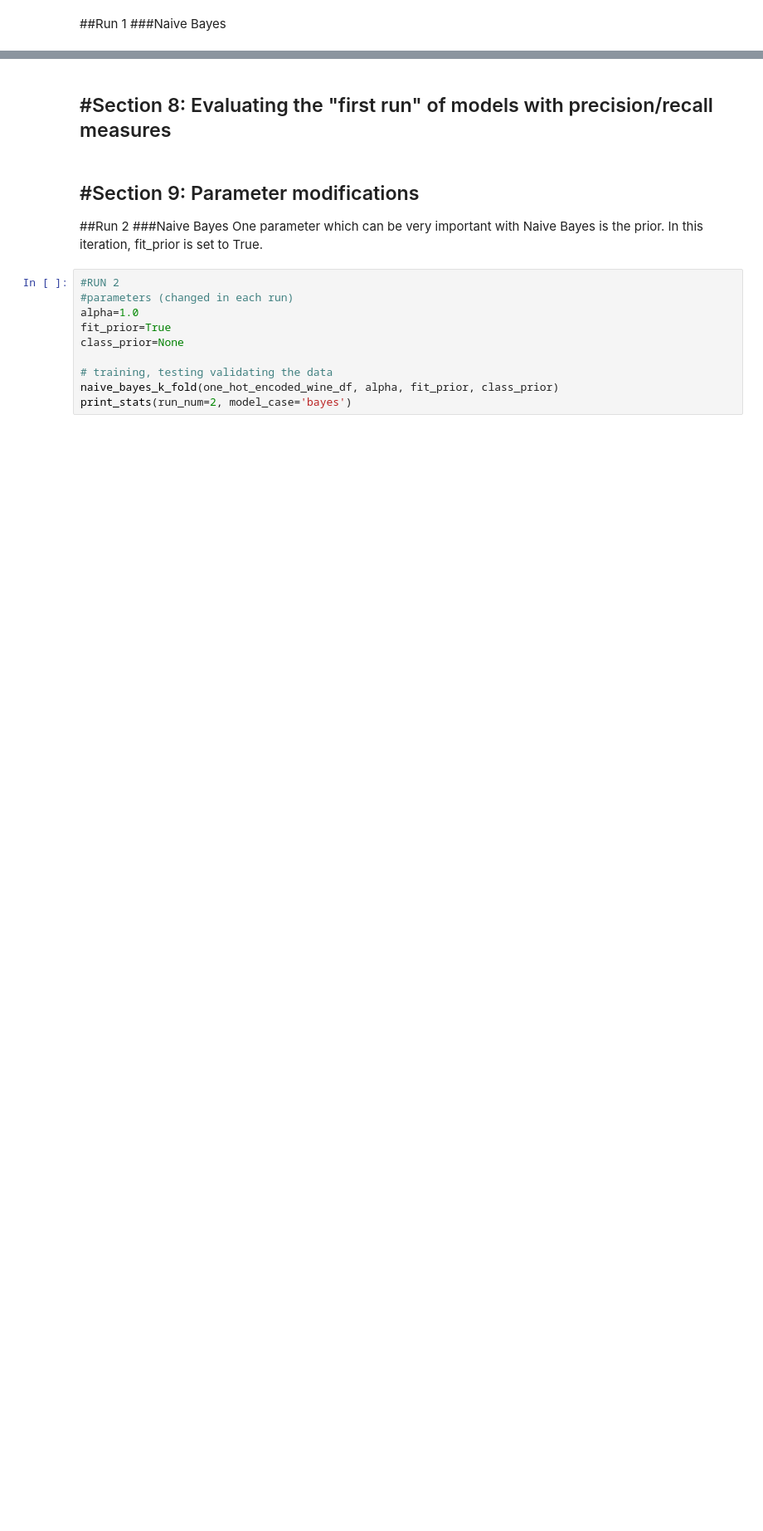
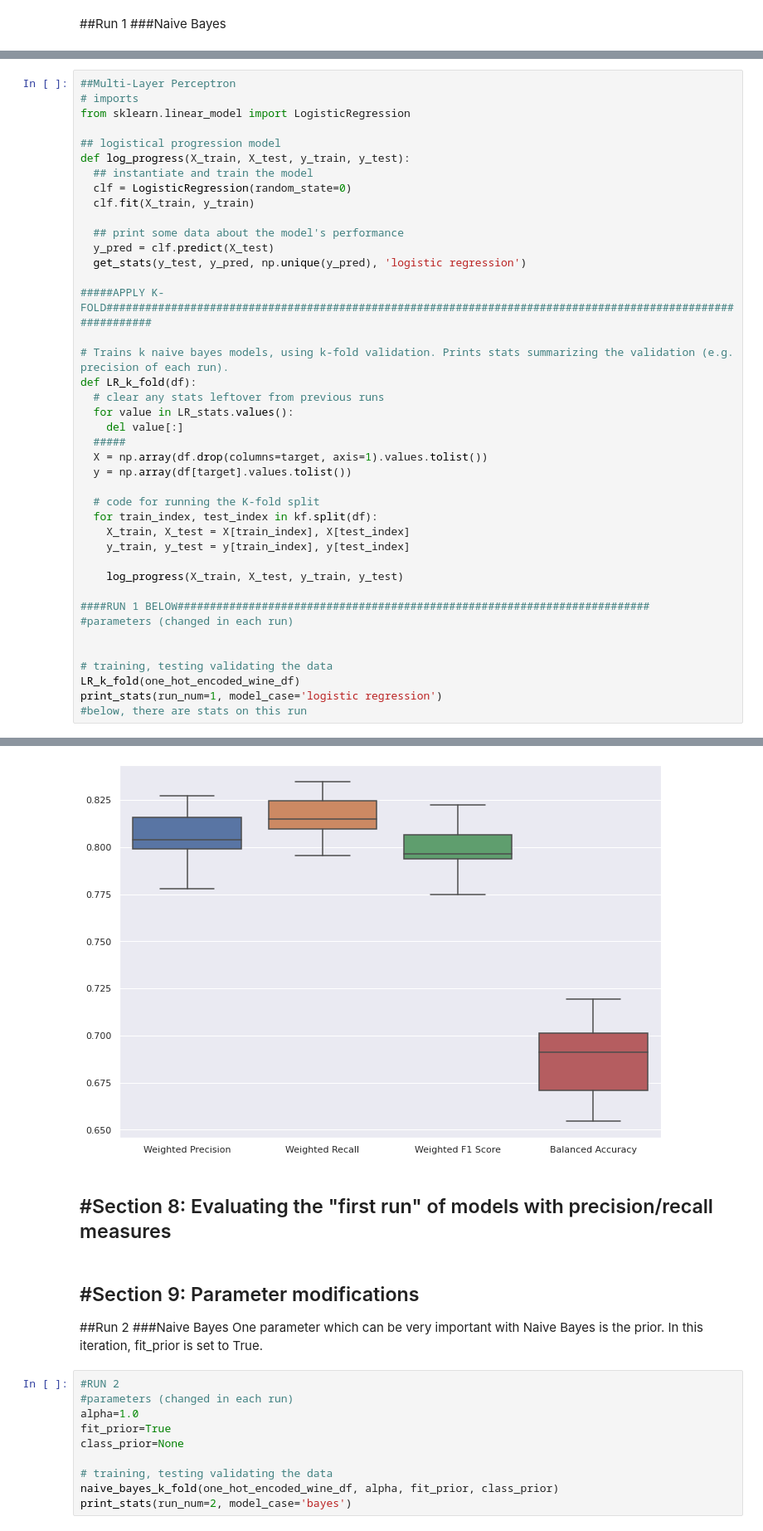
Before and after one commit to journalWheat/CSI4106-Project1, a Jupyter notebook: CSI4106_Project1_JaredWagner_GeneralForm.ipynb, the cells around one changed output, grey strips where cells are left out. Shown: that part at 83% size. Saved outputs shown, nothing was run; the diff lists cells and outputs as text; blank space fills up the shorter version.

```diff
--- a/CSI4106_Project1_JaredWagner_GeneralForm.ipynb
+++ b/CSI4106_Project1_JaredWagner_GeneralForm.ipynb
@@ -460,0 +488,42 @@ Printing summary statistics for  1  of bayes...
+# %%
+##Multi-Layer Perceptron
+# imports
+from sklearn.linear_model import LogisticRegression
+
+## logistical progression model
+def log_progress(X_train, X_test, y_train, y_test):
+  ## instantiate and train the model
+  clf = LogisticRegression(random_state=0)
+  clf.fit(X_train, y_train)
+
+  ## print some data about the model's performance
+  y_pred = clf.predict(X_test)
+  get_stats(y_test, y_pred, np.unique(y_pred), 'logistic regression')
+
+#####APPLY K-FOLD############################################################################################################
+
+# Trains k naive bayes models, using k-fold validation. Prints stats summarizing the validation (e.g. precision of each run).
+def LR_k_fold(df):
+  # clear any stats leftover from previous runs
+  for value in LR_stats.values():
+    del value[:]
+  #####
+  X = np.array(df.drop(columns=target, axis=1).values.tolist())
+  y = np.array(df[target].values.tolist())
+
+  # code for running the K-fold split
+  for train_index, test_index in kf.split(df):
+    X_train, X_test = X[train_index], X[test_index]
+    y_train, y_test = y[train_index], y[test_index]
+
+    log_progress(X_train, X_test, y_train, y_test)
+
+####RUN 1 BELOW#########################################################################
+#parameters (changed in each run)
+
+
+# training, testing validating the data
+LR_k_fold(one_hot_encoded_wine_df)
+print_stats(run_num=1, model_case='logistic regression')
+#below, there are stats on this run
+# %% [output]
@@ -461,3 +542,4 @@ Printing summary statistics for  1  of bayes...
+[figure, added]
 # %% [markdown]
 #Section 8: Evaluating the "first run" of models with precision/recall measures
 -----
```
Also changed, not shown: parts of 9 cells of this notebook.
